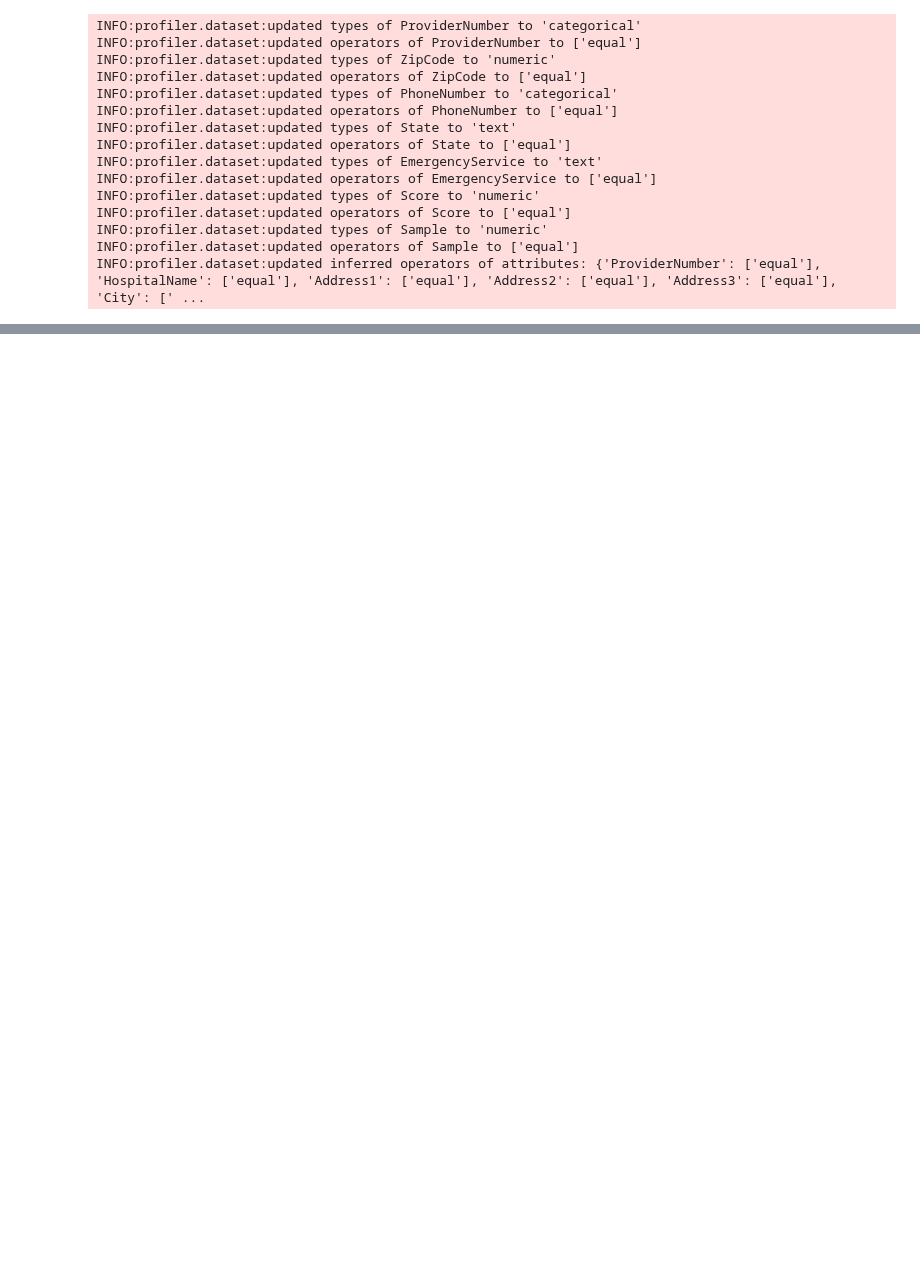
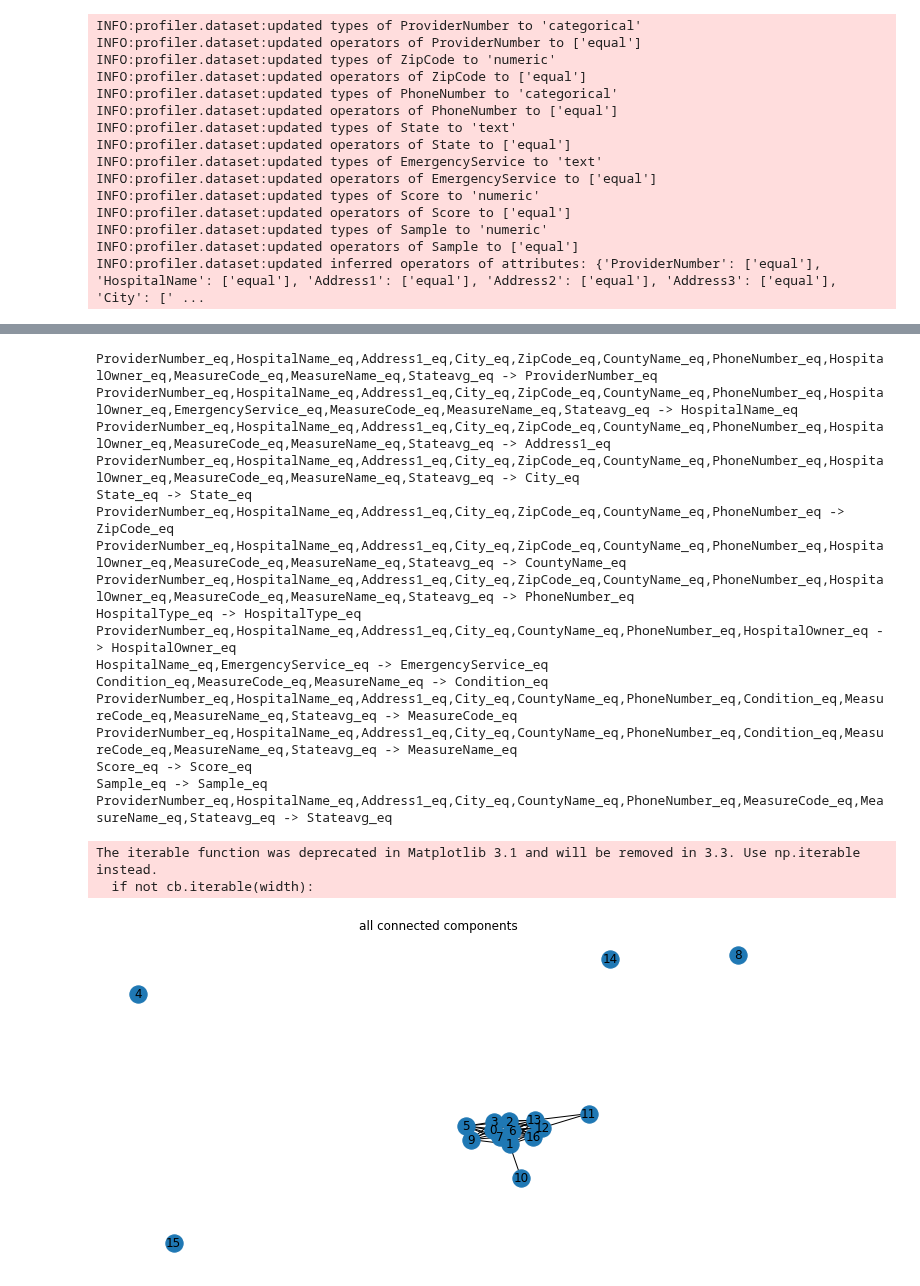
Before and after one commit to sis-ethz/Profiler-Public, a Jupyter notebook: tutorials/Tutorial1_Hospital.ipynb, the cells around one changed output, grey strips where cells are left out. Drawn from its saved outputs; the diff is of its cells as text; code cells hidden in the pictures; blank space fills up the shorter version.

```diff
--- a/tutorials/Tutorial1_Hospital.ipynb
+++ b/tutorials/Tutorial1_Hospital.ipynb
@@ -133,3 +80,4 @@ KeyboardInterrupt:
 # %%
-pf.session.struct_engine.inv_cov
+G = pf.session.struct_engine.recover_moral_graphs(inv_cov)
+Gs = G.get_undirected_connected_components()
 # %% [output]
@@ -153,0 +84,20 @@ pf.session.struct_engine.inv_cov
+ProviderNumber_eq,HospitalName_eq,Address1_eq,City_eq,ZipCode_eq,CountyName_eq,PhoneNumber_eq,HospitalOwner_eq,MeasureCode_eq,MeasureName_eq,Stateavg_eq -> ProviderNumber_eq
+ProviderNumber_eq,HospitalName_eq,Address1_eq,City_eq,ZipCode_eq,CountyName_eq,PhoneNumber_eq,HospitalOwner_eq,EmergencyService_eq,MeasureCode_eq,MeasureName_eq,Stateavg_eq -> HospitalName_eq
+ProviderNumber_eq,HospitalName_eq,Address1_eq,City_eq,ZipCode_eq,CountyName_eq,PhoneNumber_eq,HospitalOwner_eq,MeasureCode_eq,MeasureName_eq,Stateavg_eq -> Address1_eq
+ProviderNumber_eq,HospitalName_eq,Address1_eq,City_eq,ZipCode_eq,CountyName_eq,PhoneNumber_eq,HospitalOwner_eq,MeasureCode_eq,MeasureName_eq,Stateavg_eq -> City_eq
+State_eq -> State_eq
+ProviderNumber_eq,HospitalName_eq,Address1_eq,City_eq,ZipCode_eq,CountyName_eq,PhoneNumber_eq -> ZipCode_eq
+ProviderNumber_eq,HospitalName_eq,Address1_eq,City_eq,ZipCode_eq,CountyName_eq,PhoneNumber_eq,HospitalOwner_eq,MeasureCode_eq,MeasureName_eq,Stateavg_eq -> CountyName_eq
+ProviderNumber_eq,HospitalName_eq,Address1_eq,City_eq,ZipCode_eq,CountyName_eq,PhoneNumber_eq,HospitalOwner_eq,MeasureCode_eq,MeasureName_eq,Stateavg_eq -> PhoneNumber_eq
+HospitalType_eq -> HospitalType_eq
+ProviderNumber_eq,HospitalName_eq,Address1_eq,City_eq,CountyName_eq,PhoneNumber_eq,HospitalOwner_eq -> HospitalOwner_eq
+HospitalName_eq,EmergencyService_eq -> EmergencyService_eq
+Condition_eq,MeasureCode_eq,MeasureName_eq -> Condition_eq
+ProviderNumber_eq,HospitalName_eq,Address1_eq,City_eq,CountyName_eq,PhoneNumber_eq,Condition_eq,MeasureCode_eq,MeasureName_eq,Stateavg_eq -> MeasureCode_eq
+ProviderNumber_eq,HospitalName_eq,Address1_eq,City_eq,CountyName_eq,PhoneNumber_eq,Condition_eq,MeasureCode_eq,MeasureName_eq,Stateavg_eq -> MeasureName_eq
+Score_eq -> Score_eq
+Sample_eq -> Sample_eq
+ProviderNumber_eq,HospitalName_eq,Address1_eq,City_eq,CountyName_eq,PhoneNumber_eq,MeasureCode_eq,MeasureName_eq,Stateavg_eq -> Stateavg_eq
+The iterable function was deprecated in Matplotlib 3.1 and will be removed in 3.3. Use np.iterable instead.
+  if not cb.iterable(width):
+[figure, added]
```
Also changed, not shown: parts of 17 cells of this notebook, 4 other files.
